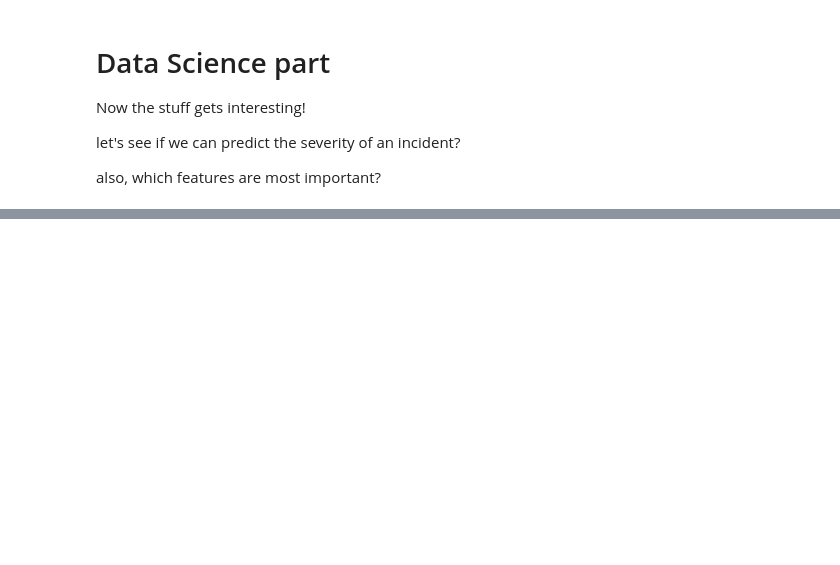
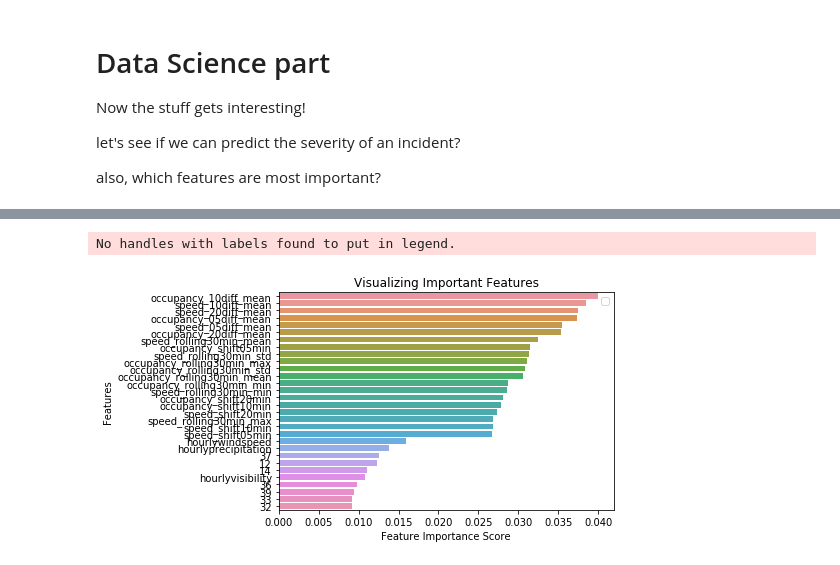
Before and after one commit to abeduplaa/caltrans-data-exploration, a Jupyter notebook: notebooks/Ingest Incidence Data.ipynb, the cells around one changed output, grey strips where cells are left out. Drawn from its saved outputs; the diff is of its cells as text; code cells hidden in the pictures; blank space fills up the shorter version.

```diff
--- a/notebooks/Ingest Incidence Data.ipynb
+++ b/notebooks/Ingest Incidence Data.ipynb
@@ -376,2 +485,10 @@ df_itw['occupancy_diff_mean'] = occupancy_diff
+# %%
+df_itw['speed_20diff_mean'] = diff_col(df_itw, speed_grouped, 'speed_shift20min')
+df_itw['speed_10diff_mean'] = diff_col(df_itw, speed_grouped, 'speed_shift10min')
+df_itw['speed_05diff_mean'] = diff_col(df_itw, speed_grouped, 'speed_shift05min')
+
+df_itw['occupancy_20diff_mean'] = diff_col(df_itw, occupancy_grouped,'occupancy_shift20min')
+df_itw['occupancy_10diff_mean'] = diff_col(df_itw, occupancy_grouped,'occupancy_shift10min')
+df_itw['occupancy_05diff_mean'] = diff_col(df_itw, occupancy_grouped,'occupancy_shift05min')
 # %%
 list(df_itw.columns)
@@ -403,7 +563,8 @@ data.columns
 LOCATION_ENCODE='hash'
 
 # drop label column
-X_raw = data.drop('severity', axis=1)
+X_raw = data.drop(['severity','severity_simple'], axis=1)
+
 
 if LOCATION_ENCODE != 'ohe':
     X_raw = X_raw.drop('location', axis=1)
@@ -443,11 +619,22 @@ X_cols = list(df_X.columns)
 
 # Convert to numpy array
 X = np.array(df_X)
+# %%
+# Use numpy to convert to arrays
+
+# convert label to numpy array
+y = data['severity_simple']
+
+# Saving feature names for later use
+X_cols = list(df_X.columns)
+
+# Convert to numpy array
+X = df_X
 # %%
 # Using Skicit-learn to split data into training and testing sets
 from sklearn.model_selection import train_test_split
 # Split the data into training and testing sets
-X_train, X_test, y_train, y_test = train_test_split(X, y, test_size = 0.23, random_state = 7)
+X_train, X_test, y_train, y_test = train_test_split(X, y, test_size = 0.20, random_state = 7)
 # %%
 print('Training Features Shape:', X_train.shape)
 print('Training Labels Shape:', y_train.shape)
@@ -565,15 +775,18 @@ feature_imp
 # %%
 import matplotlib.pyplot as plt
 import seaborn as sns
 %matplotlib inline
 # Creating a bar plot
 
-sns.barplot(x=feature_imp[:20], y=feature_imp.index[:20])
+sns.barplot(x=feature_imp[:30], y=feature_imp.index[:30])
 # Add labels to your graph
 plt.xlabel('Feature Importance Score')
 plt.ylabel('Features')
 plt.title("Visualizing Important Features")
 plt.legend()
 plt.show()
+# %% [output]
+No handles with labels found to put in legend.
+[figure, added]
 # %%
 len(df.freeway.unique())
```
Also changed, not shown: parts of 33 cells of this notebook.
